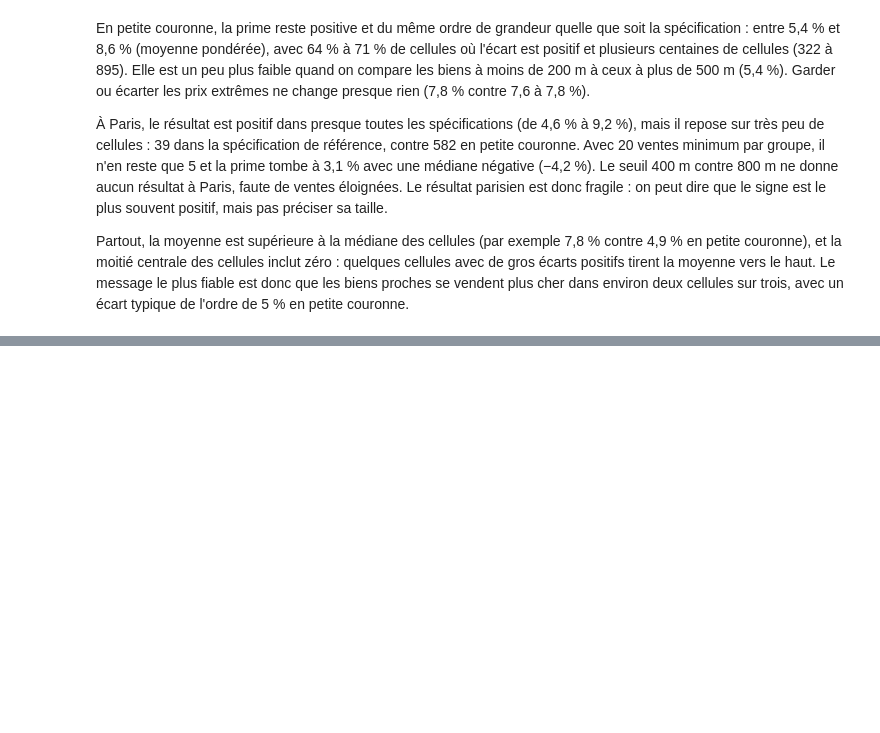
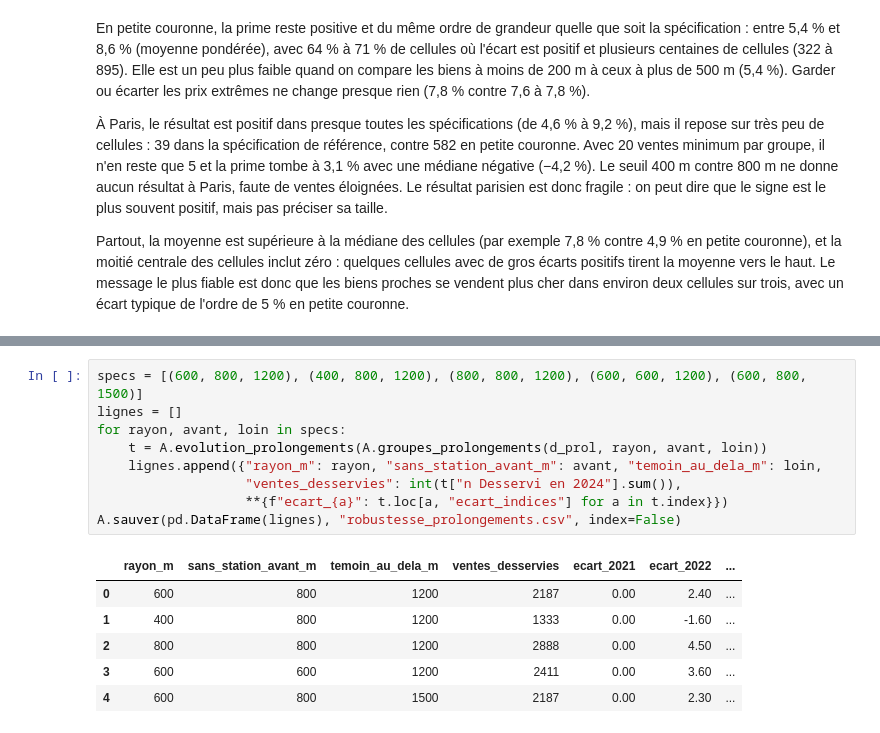
Before and after one commit to TurkiMeriam/Projet_Data_2A_S1, a Jupyter notebook: notebooks/02_analyse_finale.ipynb, the cells around one changed output, grey strips where cells are left out. Cells and saved outputs as stored; diff of their text form; blank space fills up the shorter version.

```diff
--- a/notebooks/02_analyse_finale.ipynb
+++ b/notebooks/02_analyse_finale.ipynb
@@ -186,0 +213,16 @@ Partout, la moyenne est supérieure à la médiane des cellules (par exemple 7,8
+# %%
+specs = [(600, 800, 1200), (400, 800, 1200), (800, 800, 1200), (600, 600, 1200), (600, 800, 1500)]
+lignes = []
+for rayon, avant, loin in specs:
+    t = A.evolution_prolongements(A.groupes_prolongements(d_prol, rayon, avant, loin))
+    lignes.append({"rayon_m": rayon, "sans_station_avant_m": avant, "temoin_au_dela_m": loin,
+                   "ventes_desservies": int(t["n Desservi en 2024"].sum()),
+                   **{f"ecart_{a}": t.loc[a, "ecart_indices"] for a in t.index}})
+A.sauver(pd.DataFrame(lignes), "robustesse_prolongements.csv", index=False)
+# %% [output]
+|  | rayon_m | sans_station_avant_m | temoin_au_dela_m | ventes_desservies | ecart_2021 | ecart_2022 | ... |
+| 0 | 600 | 800 | 1200 | 2187 | 0.00 | 2.40 | ... |
+| 1 | 400 | 800 | 1200 | 1333 | 0.00 | -1.60 | ... |
+| 2 | 800 | 800 | 1200 | 2888 | 0.00 | 4.50 | ... |
+| 3 | 600 | 600 | 1200 | 2411 | 0.00 | 3.60 | ... |
+| 4 | 600 | 800 | 1500 | 2187 | 0.00 | 2.30 | ... |
```
Also changed, not shown: parts of 5 cells of this notebook, 9 other files.
